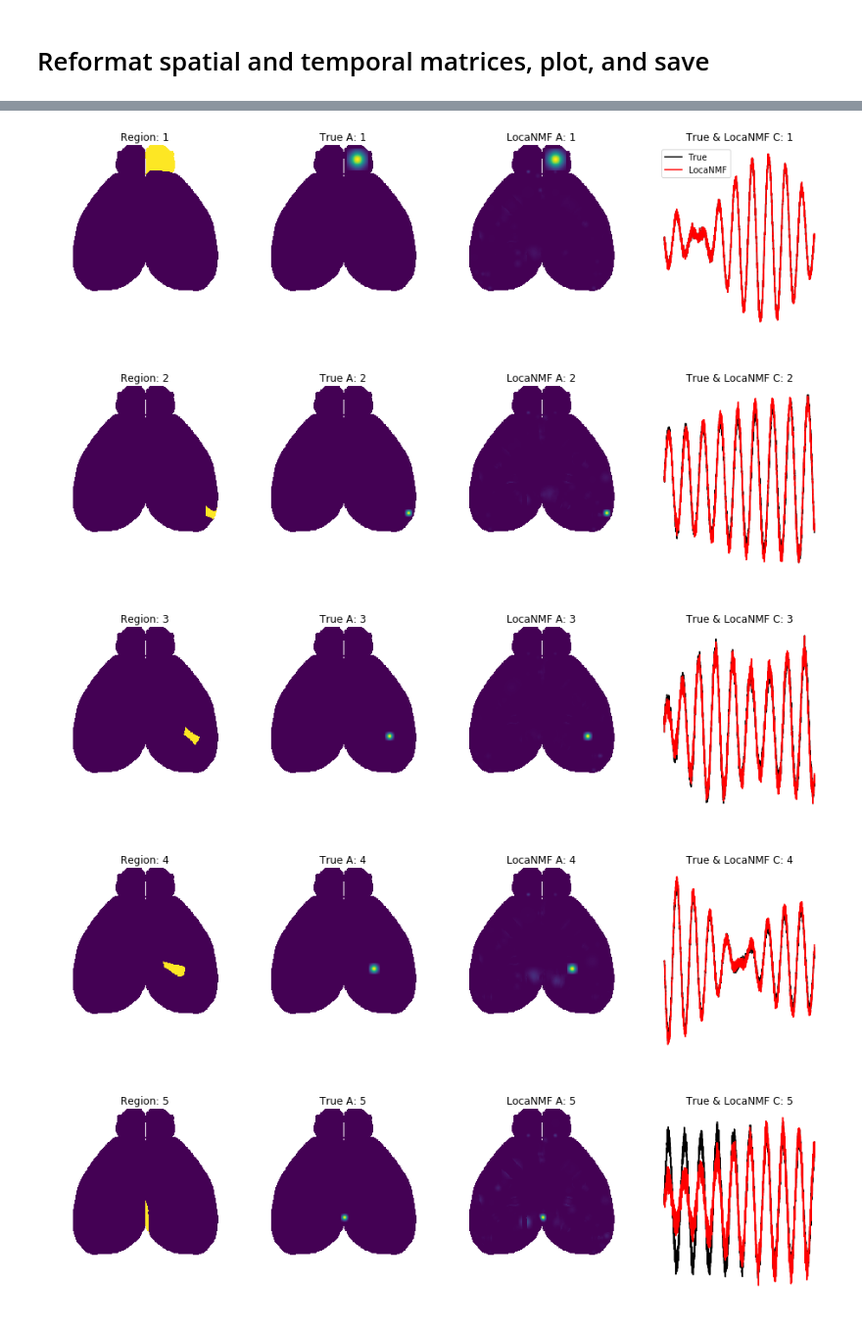
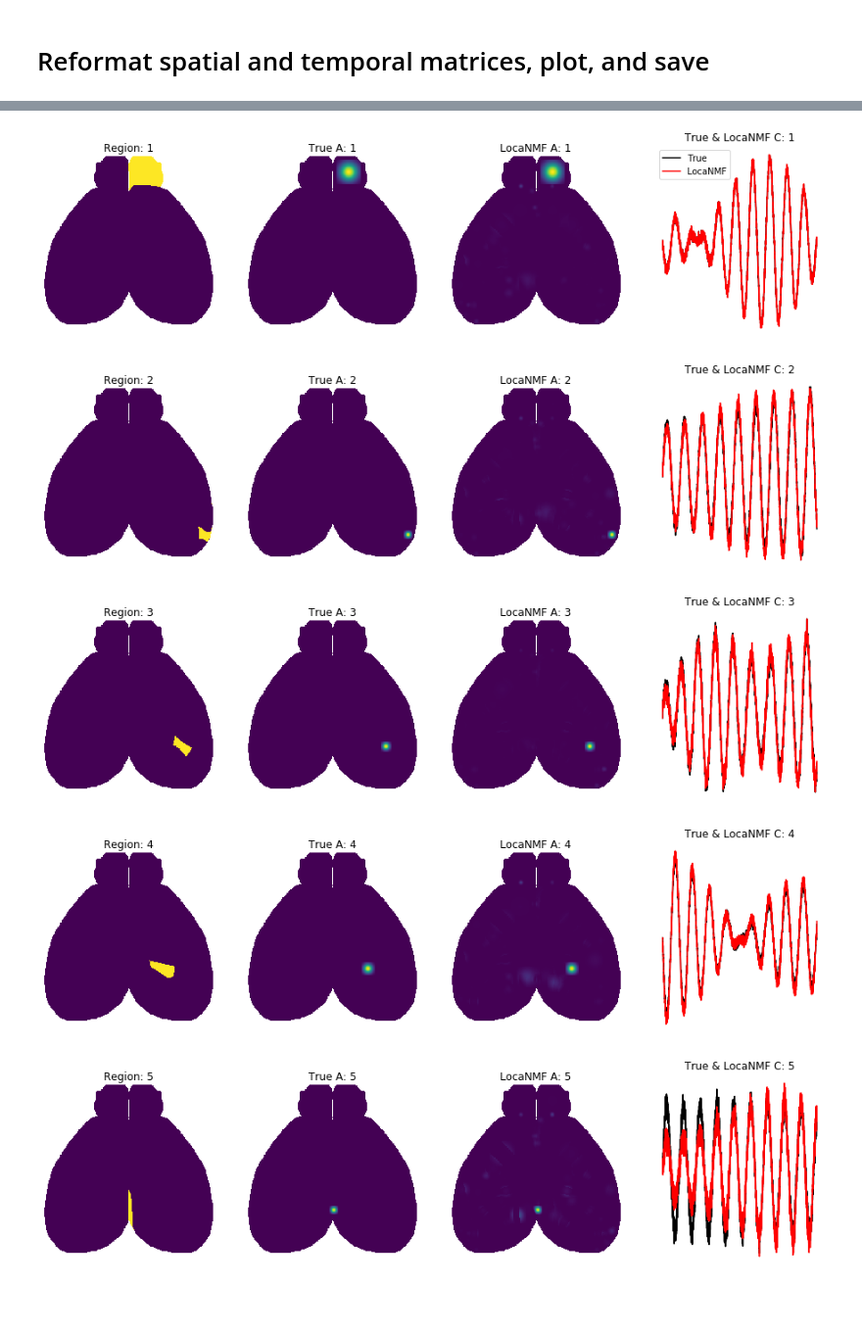
Before and after one commit to ikinsella/locaNMF, a Jupyter notebook: demo/demo_simulation.ipynb, the cells around one changed output, grey strips where cells are left out. Shown at 98% size. Drawn from its saved outputs; the diff is of its cells as text; code cells hidden in the pictures; blank space fills up the shorter version.

```diff
--- a/demo/demo_simulation.ipynb
+++ b/demo/demo_simulation.ipynb
@@ -57,16 +52,10 @@ dorsalMapScaled = sio.loadmat(mapfolder+'preprocessed_allenDorsalMap.mat')['dors
 # %%
 # Get data in the correct format
-new_x, new_y = 580, 540 # Brainmask limits x and y
 V=arrays['Vc']
-U=arrays['Uc'][:new_y, :new_x, :]
-brainmask=~np.isnan(arrays['brainmask'][:new_y, :new_x])
-brainmask_full=~np.isnan(arrays['brainmask'])
+U=arrays['Uc']
+brainmask=arrays['brainmask']==1
 trueareas=arrays['trueareas'].flatten()
 del arrays
-
-# Divide up region based Allen map into left and right sides
-dorsalMapScaled[:,:int(dorsalMapScaled.shape[1]/2)] = dorsalMapScaled[:,:int(dorsalMapScaled.shape[1]/2)] * -1
-dorsalMapScaled = -dorsalMapScaled[:new_y, :new_x]
 # %%
 # Check that data has the correct shapes. V [K_d x T], U [X x Y x K_d], brainmask [X x Y]
 if V.shape[0]!=U.shape[-1]: print('Wrong dimensions of U and V!')
@@ -100,9 +89,7 @@ del U
 # region_mats[0] = [unique regions x pixels] the mask of each region
 # region_mats[1] = [unique regions x pixels] the distance penalty of each region
 # region_mats[2] = [unique regions] area code
-region_mats = LocaNMF.extract_region_metadata(brainmask,
-                                            dorsalMapScaled,
-                                            min_size=min_pixels)
+region_mats = LocaNMF.extract_region_metadata(brainmask, atlas, min_size=min_pixels)
 # %%
 region_metadata = LocaNMF.RegionMetadata(region_mats[0].shape[0],
                                            region_mats[0].shape[1:],
@@ -200,15 +174,17 @@ torch.Size([58])
 # %%
 # Assigning regions to components
 region_ranks = []; region_idx = []
+
 for rdx in torch.unique(locanmf_comps.regions.data, sorted=True):
     region_ranks.append(torch.sum(rdx == locanmf_comps.regions.data).item())
     region_idx.append(rdx.item())
-areas=np.repeat(region_mats[2],region_ranks,axis=0)
+
+areas=region_metadata.labels.data[locanmf_comps.regions.data].cpu().numpy()
 # %%
 # Get LocaNMF spatial and temporal components
 A=locanmf_comps.spatial.data.cpu().numpy().T
-A_reshape=np.zeros((brainmask_full.shape[0],brainmask_full.shape[1],A.shape[1])); A_reshape.fill(np.nan)
-A_reshape[brainmask_full,:]=A
+A_reshape=np.zeros((brainmask.shape[0],brainmask.shape[1],A.shape[1])); A_reshape.fill(np.nan)
+A_reshape[brainmask,:]=A
 
 if nonnegative_temporal:
     C=locanmf_comps.temporal.data.cpu().numpy()
@@ -216,31 +192,31 @@ else:
     C=np.matmul(q,locanmf_comps.temporal.data.cpu().numpy().T).T
 # %%
 # Plotting all the regions' components
-A_validmask=np.zeros((brainmask_full.shape[0],brainmask_full.shape[1])); A_validmask.fill(np.nan)
+A_validmask=np.zeros((brainmask.shape[0],brainmask.shape[1])); A_validmask.fill(np.nan)
 for rdx, i in zip(region_idx, np.cumsum(region_ranks)-1):
     fig, axs = plt.subplots(1 + int((1+region_ranks[rdx]) / 4), 4,
                             figsize=(16,(1 + int((1+region_ranks[rdx]) / 4)) * 4))
     axs = axs.reshape((int(np.prod(axs.shape)),))
-    A_validmask[brainmask_full] = locanmf_comps.distance.data[i].cpu()==0
+    A_validmask[brainmask] = locanmf_comps.distance.data[i].cpu()==0
     axs[0].imshow(A_validmask)
     axs[0].set_title("Region: {}".format(rdx+1)); axs[0].axis('off')
 
     # only for simulated data
-    A_validmask[brainmask_full]=video_mats[0][:,np.where(areas[i]==trueareas)[0][0]]
+    A_validmask[brainmask]=video_mats[0][:,np.where(areas[i]==trueareas)[0][0]]
     axs[1].imshow(A_validmask)
     axs[1].set_title("True A: {}".format(rdx+1)); axs[1].axis('off')
 
     axs[2].imshow(A_reshape[:,:,i])
     axs[2].set_title("LocaNMF A: {}".format(i+1)); axs[2].axis('off')
 
     axs[3].plot(V[np.where(areas[i]==trueareas)[0][0],:3000].T,'k'); axs[3].plot(C[i,:3000].T,'r');
     axs[3].set_title("True & LocaNMF C: {}".format(i+1));axs[3].axis('off');
     if i==0: axs[3].legend(('True','LocaNMF'))
 
     plt.show()
 # %% [output]
-[figure, old version]
+[figure, new version]
-[figure, old version]
+[figure, new version]
-[figure, old version]
+[figure, new version]
-[figure, old version]
+[figure, new version]
-[figure, old version]
+[figure, new version]
```
Also changed, not shown: parts of 14 cells of this notebook, 2 other files.
